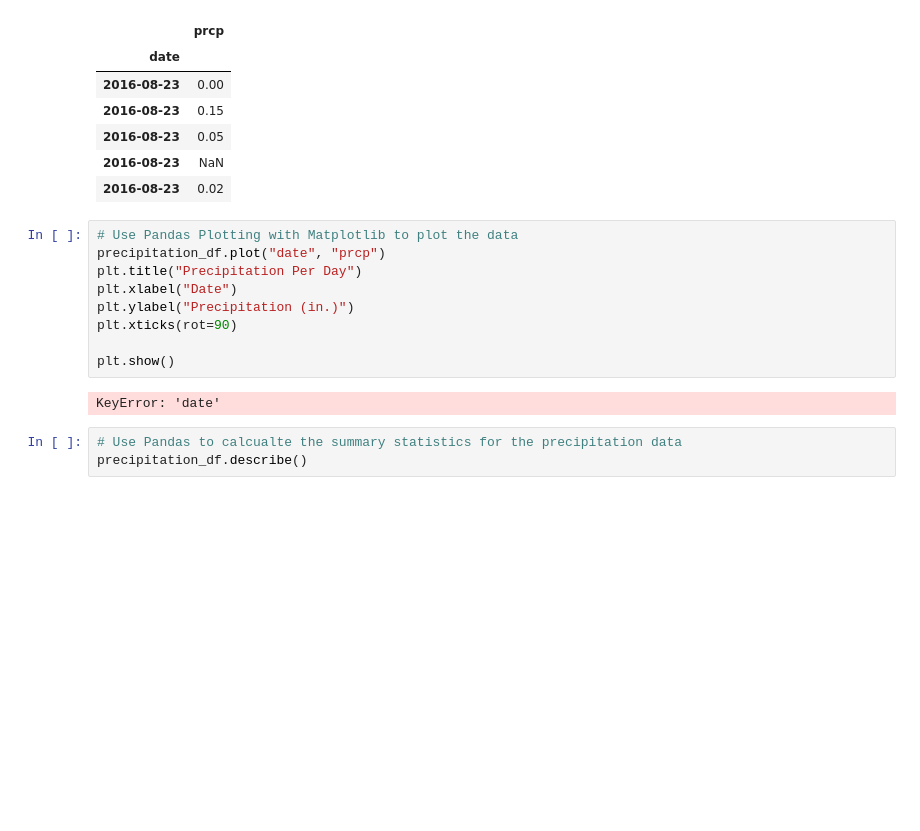
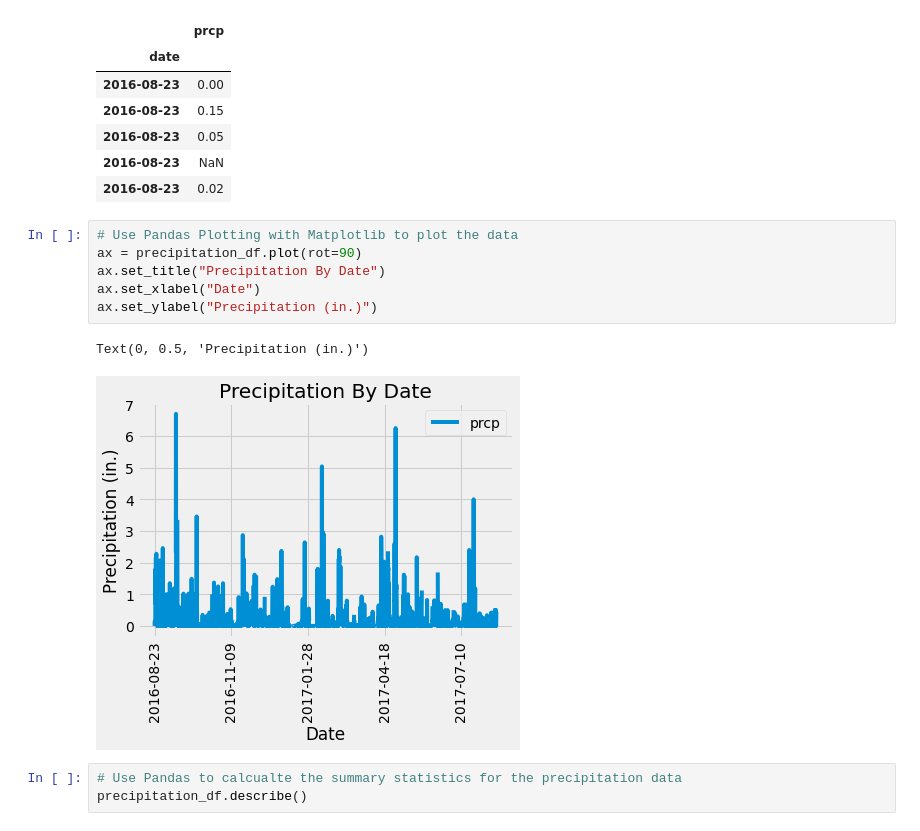
Before and after one commit to adamjohnson57/sqlalchemy-challenge, a Jupyter notebook: climate_starter.ipynb, the cells around one changed output. Saved outputs shown, nothing was run; the diff lists cells and outputs as text; blank space fills up the shorter version.

```diff
--- a/climate_starter.ipynb
+++ b/climate_starter.ipynb
@@ -68,15 +68,13 @@ precipitation_df.head()
 | 2016-08-23 | 0.02 |
 # %%
 # Use Pandas Plotting with Matplotlib to plot the data
-precipitation_df.plot("date", "prcp")
-plt.title("Precipitation Per Day")
-plt.xlabel("Date")
-plt.ylabel("Precipitation (in.)")
-plt.xticks(rot=90)
-
-plt.show()
+ax = precipitation_df.plot(rot=90)
+ax.set_title("Precipitation By Date")
+ax.set_xlabel("Date")
+ax.set_ylabel("Precipitation (in.)")
 # %% [output]
-KeyError: 'date'
+Text(0, 0.5, 'Precipitation (in.)')
+[figure, added]
 # %%
 # Use Pandas to calcualte the summary statistics for the precipitation data
 precipitation_df.describe()
```
Also changed, not shown: parts of 1 cell of this notebook.
